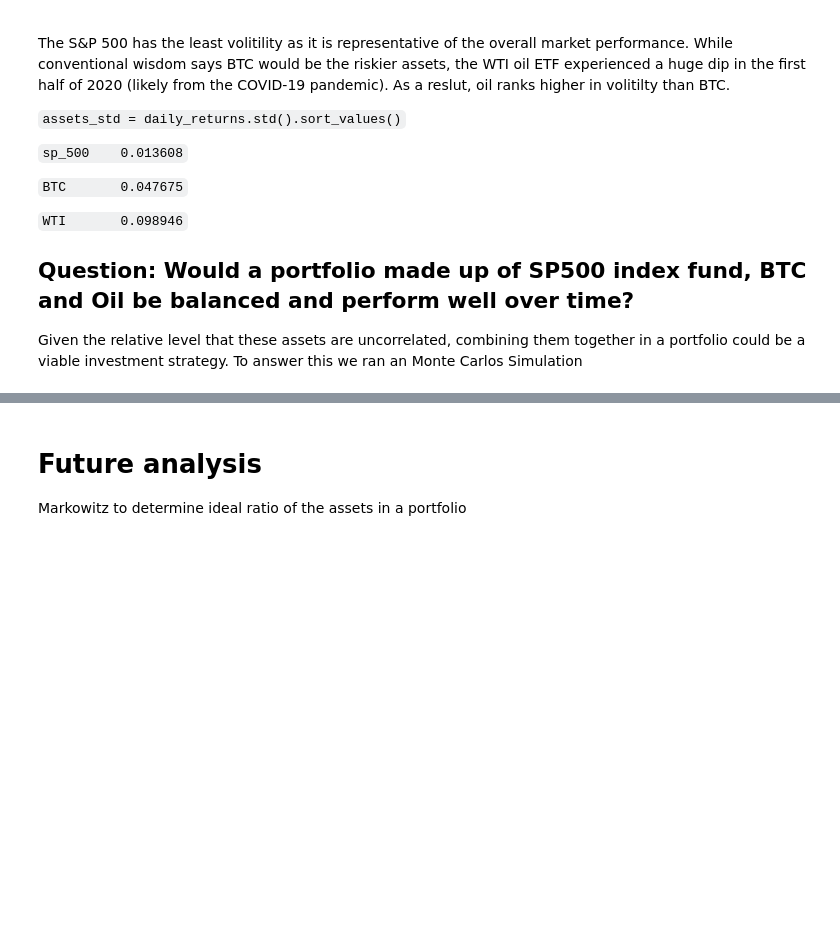
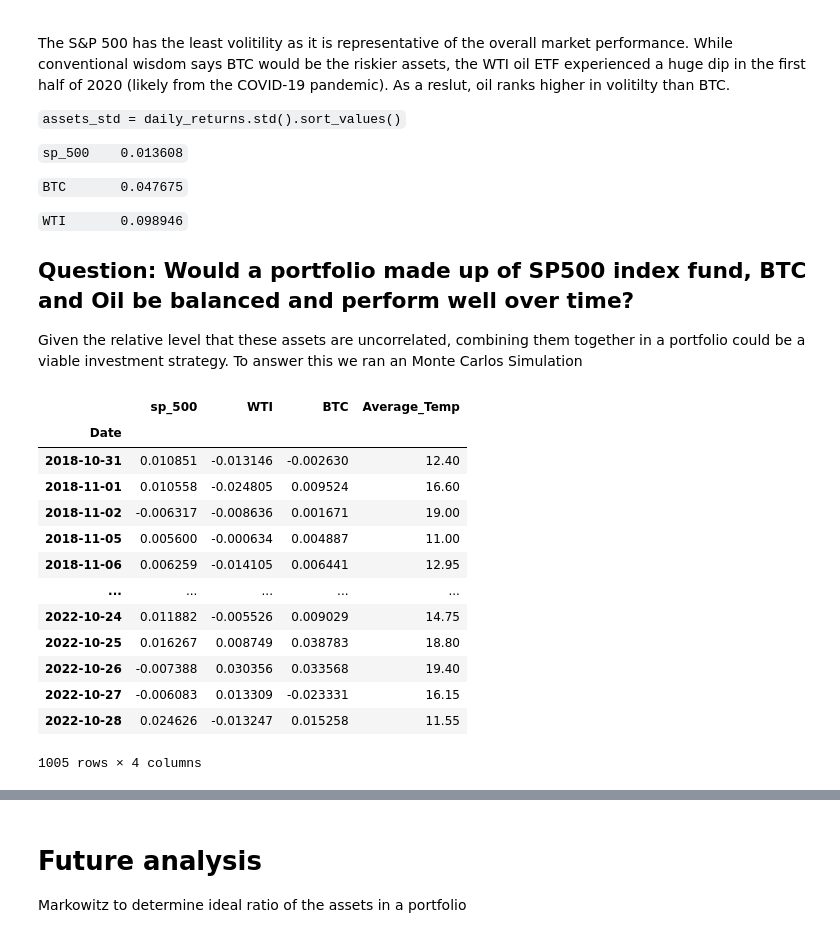
Before and after one commit to robel-codes/asset-correlation-analysis, a Jupyter notebook: DRAFT_data_analysis_cleaned.ipynb, the cells around one changed output, grey strips where cells are left out. Drawn from its saved outputs; the diff is of its cells as text; code cells hidden in the pictures; blank space fills up the shorter version.

```diff
--- a/DRAFT_data_analysis_cleaned.ipynb
+++ b/DRAFT_data_analysis_cleaned.ipynb
@@ -239,5 +247,22 @@ The S&P 500 has the least volitility as it is representative of the overall mark
 
 ## Question: Would a portfolio made up of SP500 index fund, BTC and Oil be balanced and perform well over time?
 Given the relative level that these assets are uncorrelated, combining them together in a portfolio could be a viable investment strategy. To answer this we ran an Monte Carlos Simulation
+# %%
+combined_df
+# %% [output]
+|  | sp_500 | WTI | BTC | Average_Temp |
+| Date |  |  |  |  |
+| 2018-10-31 | 0.010851 | -0.013146 | -0.002630 | 12.40 |
+| 2018-11-01 | 0.010558 | -0.024805 | 0.009524 | 16.60 |
+| 2018-11-02 | -0.006317 | -0.008636 | 0.001671 | 19.00 |
+| 2018-11-05 | 0.005600 | -0.000634 | 0.004887 | 11.00 |
+| 2018-11-06 | 0.006259 | -0.014105 | 0.006441 | 12.95 |
+| ... | ... | ... | ... | ... |
+| 2022-10-24 | 0.011882 | -0.005526 | 0.009029 | 14.75 |
+| 2022-10-25 | 0.016267 | 0.008749 | 0.038783 | 18.80 |
+| 2022-10-26 | -0.007388 | 0.030356 | 0.033568 | 19.40 |
+| 2022-10-27 | -0.006083 | 0.013309 | -0.023331 | 16.15 |
+| 2022-10-28 | 0.024626 | -0.013247 | 0.015258 | 11.55 |
+1005 rows × 4 columns
 # %%
 # Insert Monete Carlos Simulation
```
Also changed, not shown: parts of 12 cells of this notebook, 2 other files.
